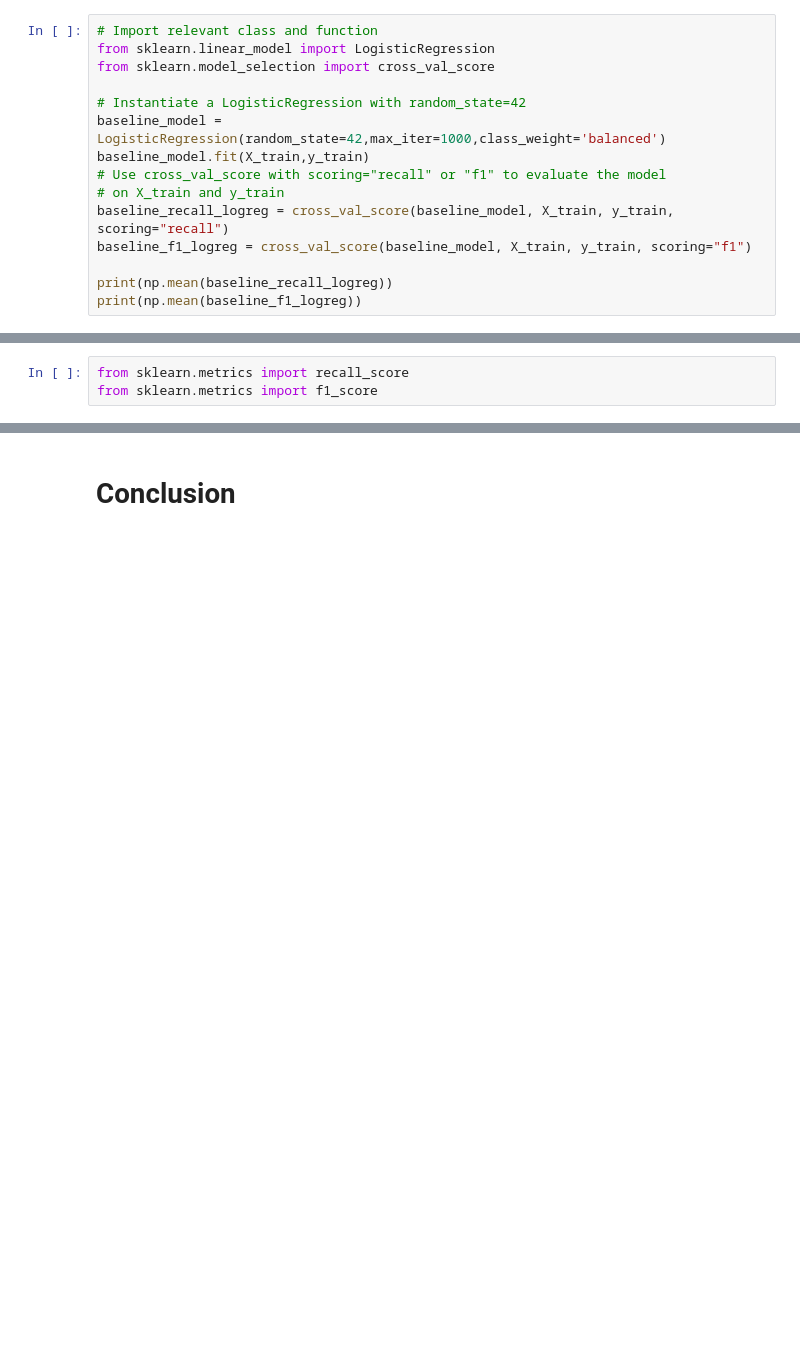
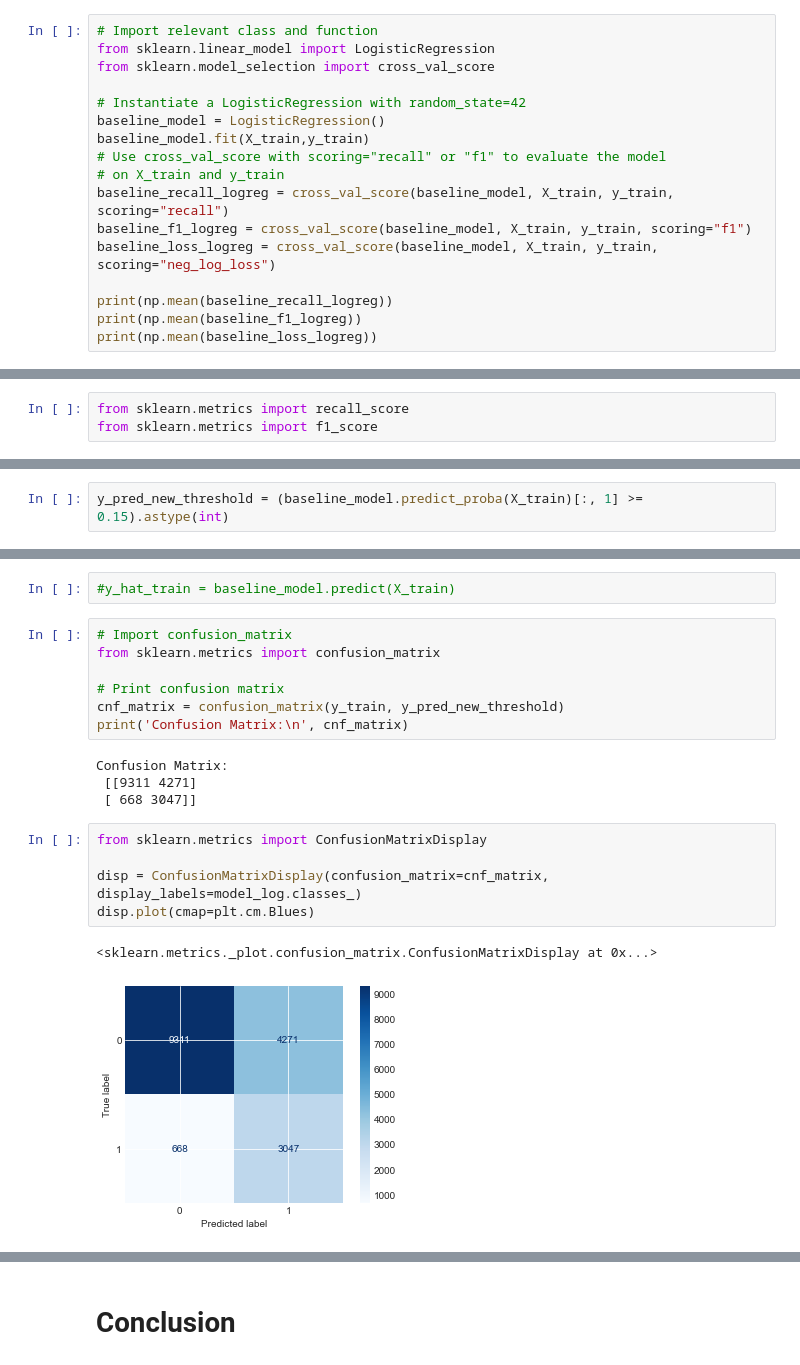
Before and after one commit to johnlocke333/h1n1_flu_analysis, a Jupyter notebook: notebook.ipynb, the cells around one changed output, grey strips where cells are left out. Saved outputs shown, nothing was run; the diff lists cells and outputs as text; blank space fills up the shorter version.

Commit message:
creating/looking at baseline models

```diff
--- a/notebook.ipynb
+++ b/notebook.ipynb
@@ -408,13 +410,15 @@ from sklearn.linear_model import LogisticRegression
 from sklearn.model_selection import cross_val_score
 
 # Instantiate a LogisticRegression with random_state=42
-baseline_model = LogisticRegression(random_state=42,max_iter=1000,class_weight='balanced')
+baseline_model = LogisticRegression()
 baseline_model.fit(X_train,y_train)
 # Use cross_val_score with scoring="recall" or "f1" to evaluate the model
 # on X_train and y_train
 baseline_recall_logreg = cross_val_score(baseline_model, X_train, y_train, scoring="recall")
 baseline_f1_logreg = cross_val_score(baseline_model, X_train, y_train, scoring="f1")
+baseline_loss_logreg = cross_val_score(baseline_model, X_train, y_train, scoring="neg_log_loss")
 
 print(np.mean(baseline_recall_logreg))
 print(np.mean(baseline_f1_logreg))
+print(np.mean(baseline_loss_logreg))
 # %% [output]
@@ -440 +463,3 @@ Name: proportion, dtype: float64
+# %%
+y_pred_new_threshold = (baseline_model.predict_proba(X_train)[:, 1] >= 0.15).astype(int)
 # %%
@@ -446 +471,22 @@ f1:   0.4676977826444018
+# %%
+#y_hat_train = baseline_model.predict(X_train)
+# %%
+# Import confusion_matrix
+from sklearn.metrics import confusion_matrix
+
+# Print confusion matrix
+cnf_matrix = confusion_matrix(y_train, y_pred_new_threshold)
+print('Confusion Matrix:\n', cnf_matrix)
+# %% [output]
+Confusion Matrix:
+ [[9311 4271]
+ [ 668 3047]]
+# %%
+from sklearn.metrics import ConfusionMatrixDisplay
+
+disp = ConfusionMatrixDisplay(confusion_matrix=cnf_matrix, display_labels=model_log.classes_)
+disp.plot(cmap=plt.cm.Blues)
+# %% [output]
+<sklearn.metrics._plot.confusion_matrix.ConfusionMatrixDisplay at 0x...>
+[figure, added]
 # %%
```
Also changed, not shown: parts of 7 cells of this notebook.
